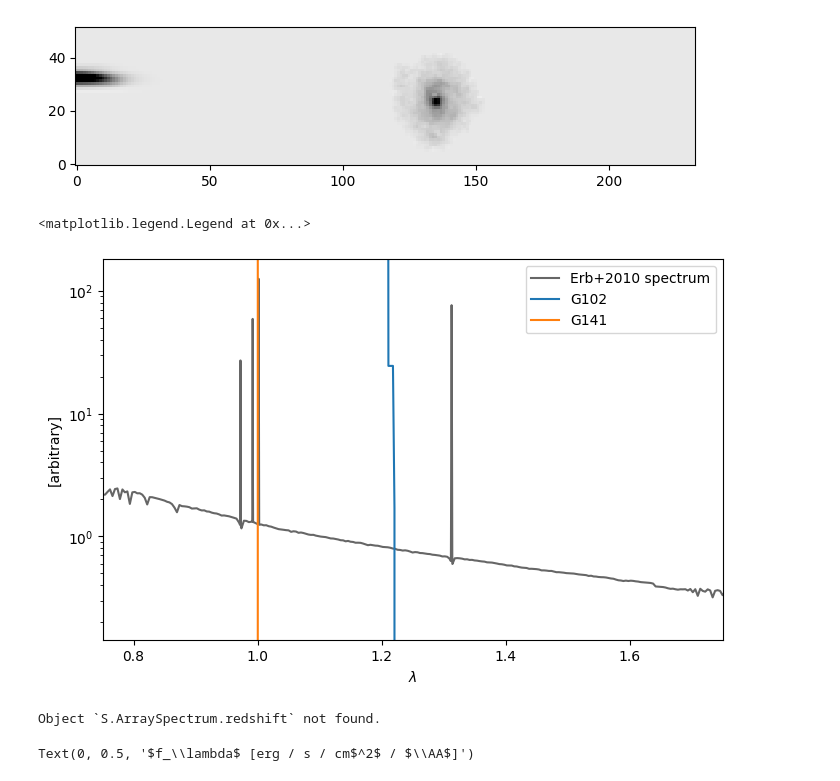
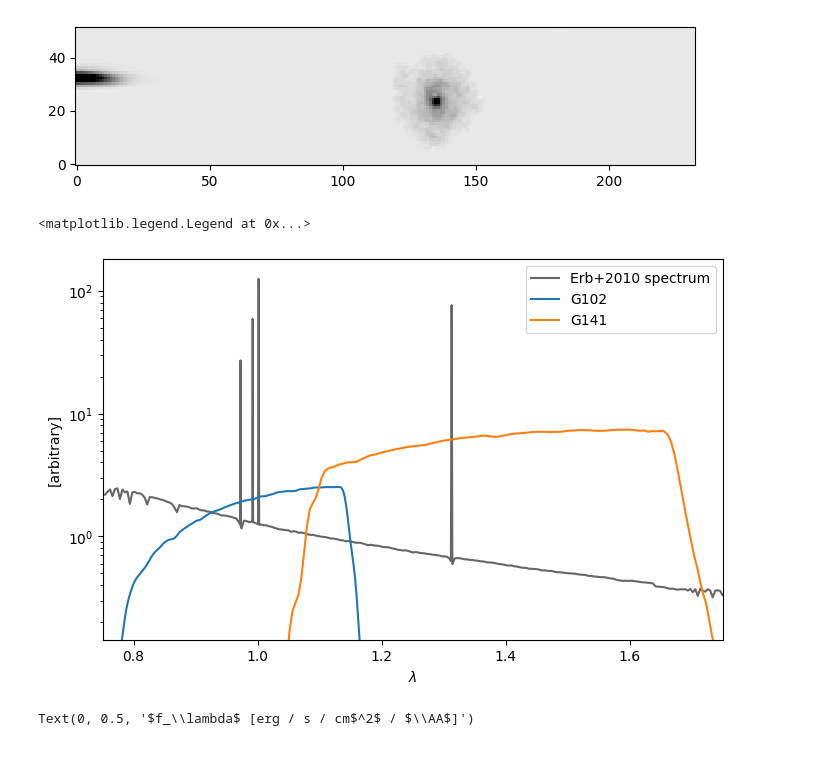
Before and after one commit to keithbuckholz/summer-roman-project, a Jupyter notebook: basic-sim/Basic-Sim.ipynb, the cells around one changed output. Cells and saved outputs as stored; diff of their text form; code cells hidden in the pictures.

Commit message:
Adjusted sensitivity-value (y-value) in cell 12

```diff
--- a/basic-sim/Basic-Sim.ipynb
+++ b/basic-sim/Basic-Sim.ipynb
@@ -158,31 +158,27 @@ plt.imshow(beam_g141.contam, interpolation='Nearest',
 # %%
 ## Example spectrum, low metallicity star-forming galaxy with strong lines
 ## after the object described by Erb et al. (2010)
 spectrum_file = os.path.join(os.path.dirname(grizli.__file__), 'data/erb2010.dat')
 erb = np.loadtxt(spectrum_file, unpack=True)
 z = 1.0 # test redshift
 
 # show the spectrum and grism passbands
 plt.plot(erb[0]*(1+z)/1.e4, erb[1], label='Erb+2010 spectrum', color='0.4')
 plt.semilogy()
 plt.xlim(0.75,1.75); plt.ylim(4e-4*erb[1].max(),0.5*erb[1].max())
 plt.xlabel(r'$\lambda$'); plt.ylabel(r'[arbitrary]')
-plt.plot(beam_g102.beam.lam/1.e4, beam_g102.beam.sensitivity, label='G102')
-plt.plot(beam_g141.beam.lam/1.e4, beam_g141.beam.sensitivity, label='G141')
+plt.plot(beam_g102.beam.lam/1.e4, beam_g102.beam.sensitivity/1.e17, label='G102')
+plt.plot(beam_g141.beam.lam/1.e4, beam_g141.beam.sensitivity/1.e17, label='G141')
 plt.legend()
 # %% [output]
 <matplotlib.legend.Legend at 0x...>
-[figure, old version]
+[figure, new version]
 # %%
 # Inspired by multimissions-simulation.ipynb cell
 # Set PYSYN_CDBS environment variable; Accessed by pysynphot in the next cell
 grizli_home = os.getenv("GRIZLI")
 os.environ['PYSYN_CDBS'] = f"{grizli_home}/cdbs"
 # os.getenv("PYSYN_CDBS")
-# %%
-S.ArraySpectrum.redshift?
-# %% [output]
-Object `S.ArraySpectrum.redshift` not found.
 # %%
 ## Use PySynphot to adjust the flux normalization of the models
 import pysynphot as S
```
